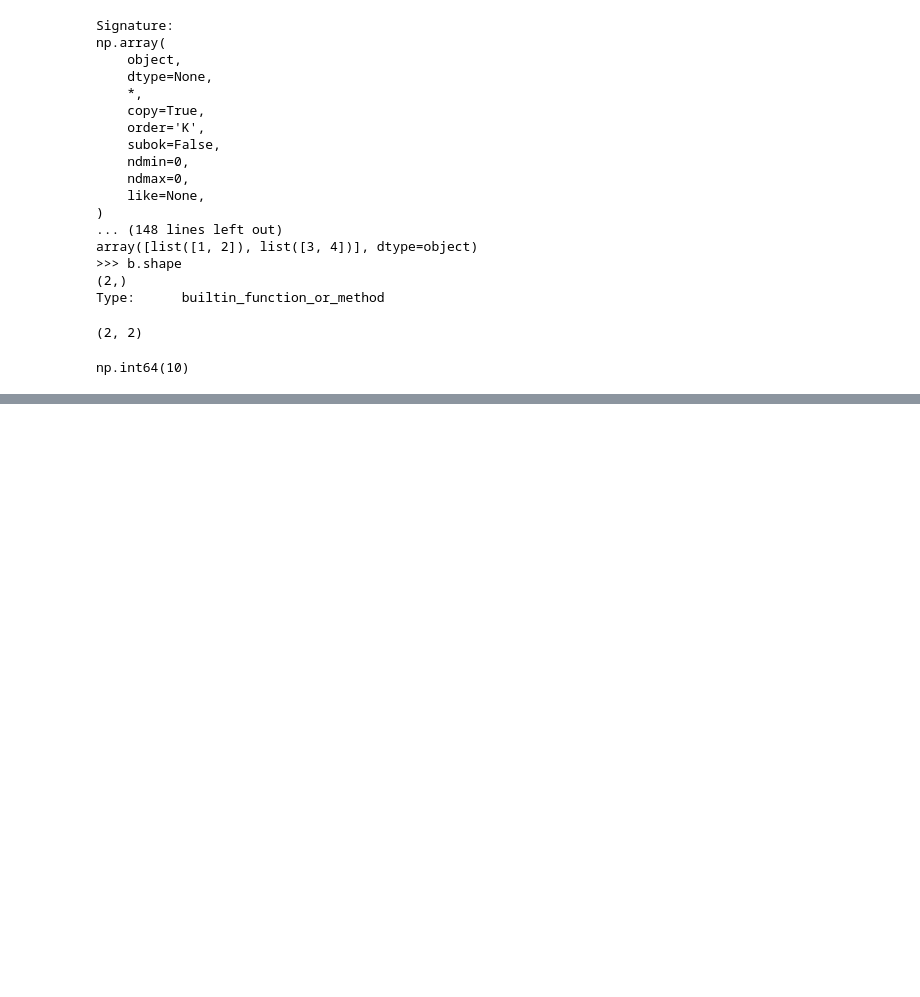
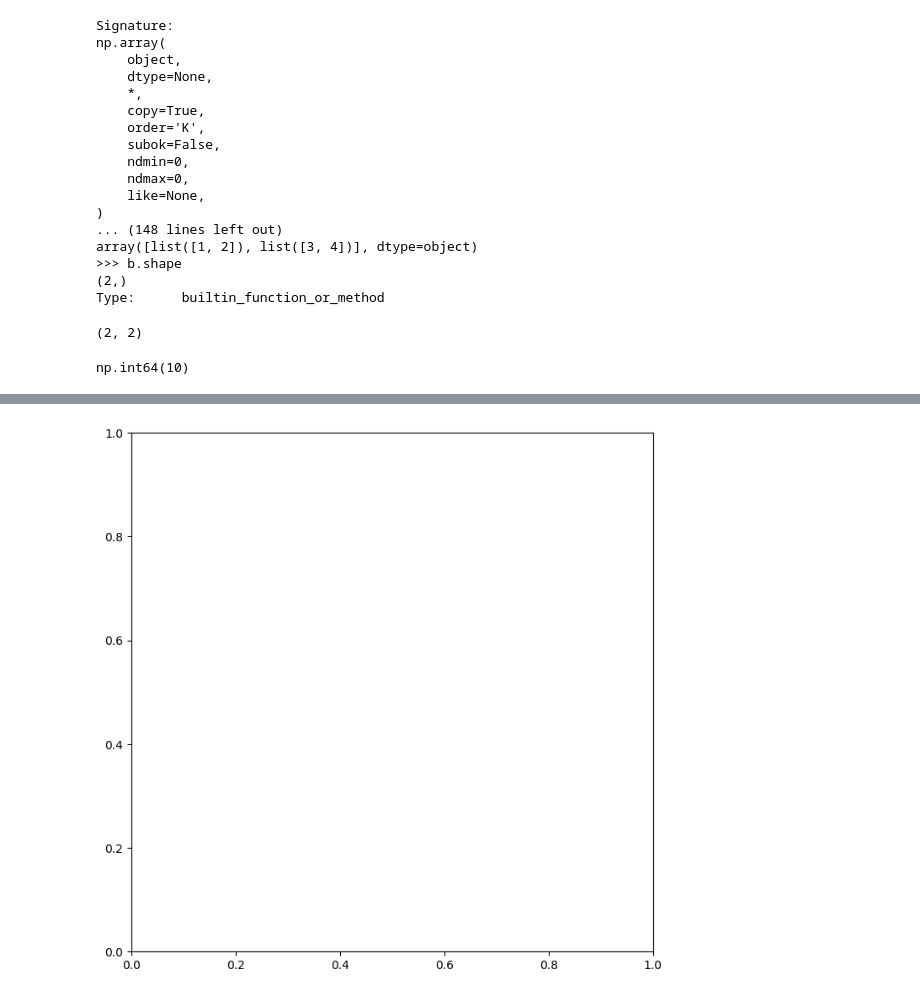
Before and after one commit to Tanmay-yadav/AI-ML, a Jupyter notebook: MATHS_FOR_MACHINE_LEARNING/ISL/Chapter-2/introduction.ipynb, the cells around one changed output, grey strips where cells are left out. Cells and saved outputs as stored; diff of their text form; code cells hidden in the pictures; blank space fills up the shorter version.

```diff
--- a/MATHS_FOR_MACHINE_LEARNING/ISL/Chapter-2/introduction.ipynb
+++ b/MATHS_FOR_MACHINE_LEARNING/ISL/Chapter-2/introduction.ipynb
@@ -236,0 +373,6 @@ np.int64(10)
+# %%
+output =subplots(figsize=(8,8))
+fig =output[0]
+ax=output[1]
+# %% [output]
+[figure, added]
```
Also changed, not shown: parts of 31 cells of this notebook, 3 other files.
